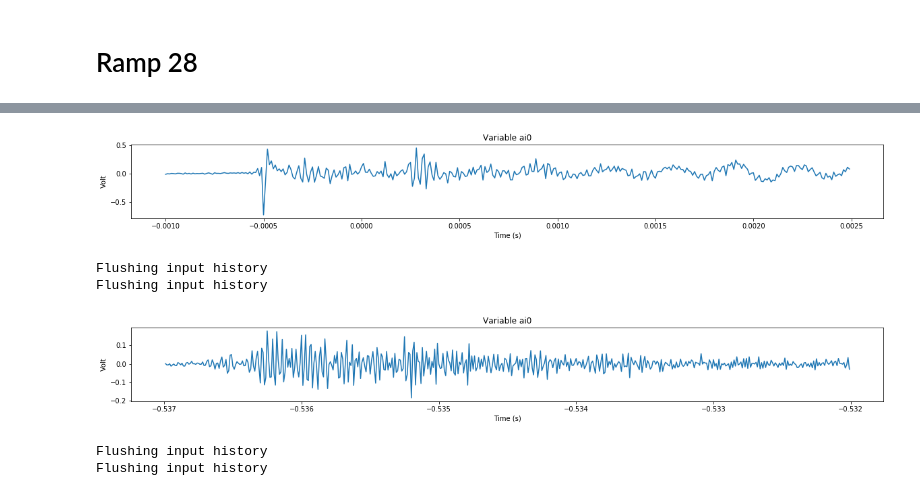
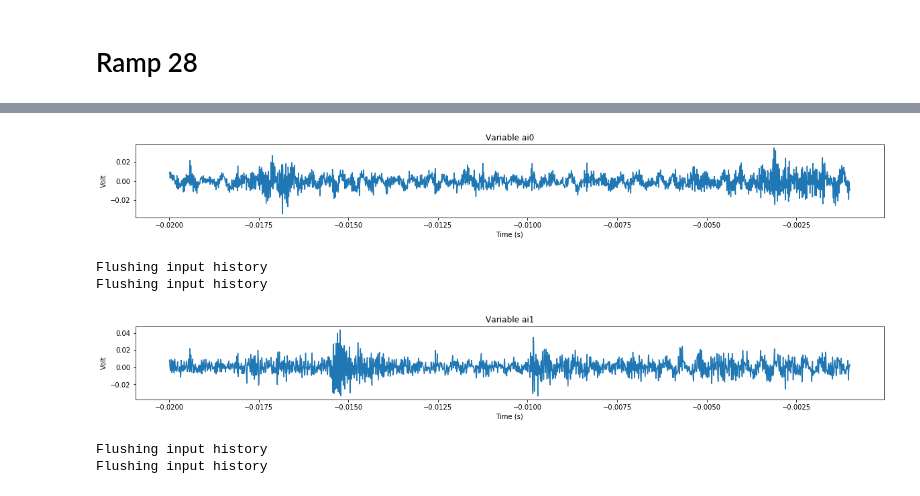
Before and after one commit to Duchstf/quench-detector, a Jupyter notebook: data-visualization-2.ipynb, the cells around one changed output, grey strips where cells are left out. Drawn from its saved outputs; the diff is of its cells as text; code cells hidden in the pictures.

Commit message:
add visualzation code

```diff
--- a/data-visualization-2.ipynb
+++ b/data-visualization-2.ipynb
@@ -462,12 +484,12 @@ Flushing input history
 # %%
-load_and_plot("./data/Ramp28/", "ai0", time_range = (-1e-3, 2.5e-3))
+load_and_plot("./data/Ramp28/", "ai0", time_range = (-20e-3, -1e-3))
 # %% [output]
-[figure, old version]
+[figure, new version]
 Flushing input history
 Flushing input history
 # %%
-load_and_plot("./data/Ramp28/", "ai0", time_range = (-537e-3, -532e-3))
+load_and_plot("./data/Ramp28/", "ai1", time_range = (-20e-3, -1e-3))
 # %% [output]
-[figure, old version]
+[figure, new version]
 Flushing input history
 Flushing input history
```
Also changed, not shown: parts of 42 cells of this notebook.
